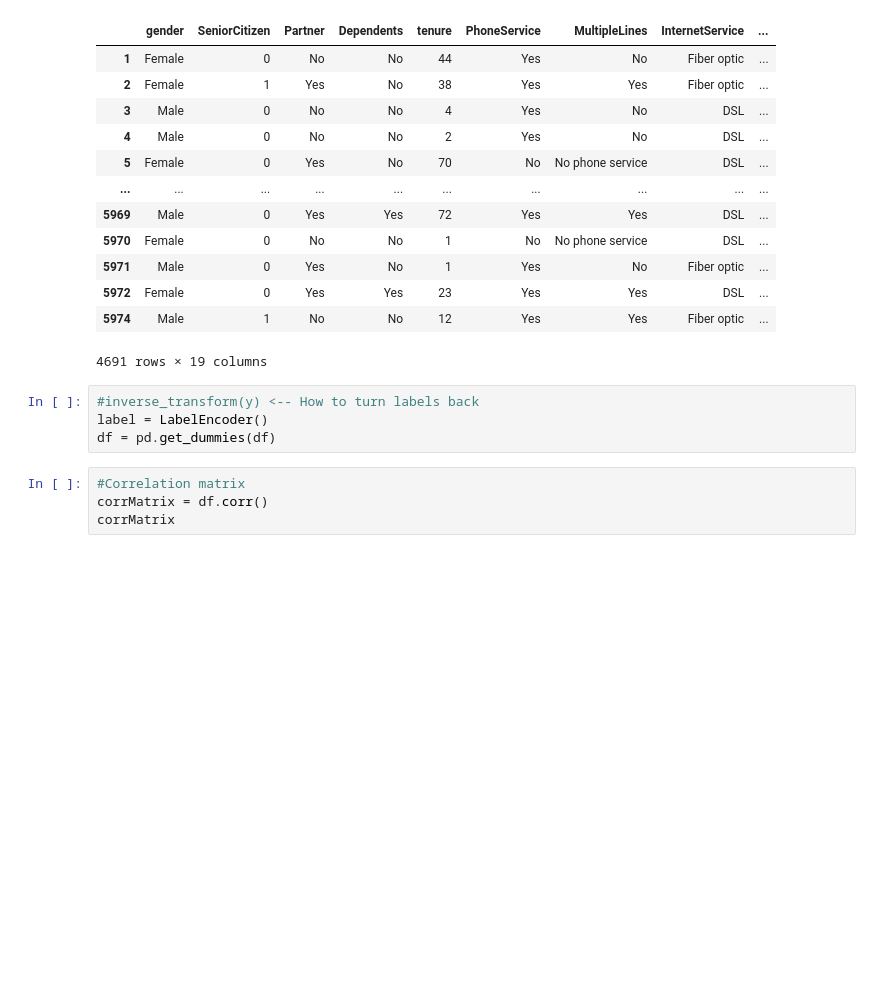
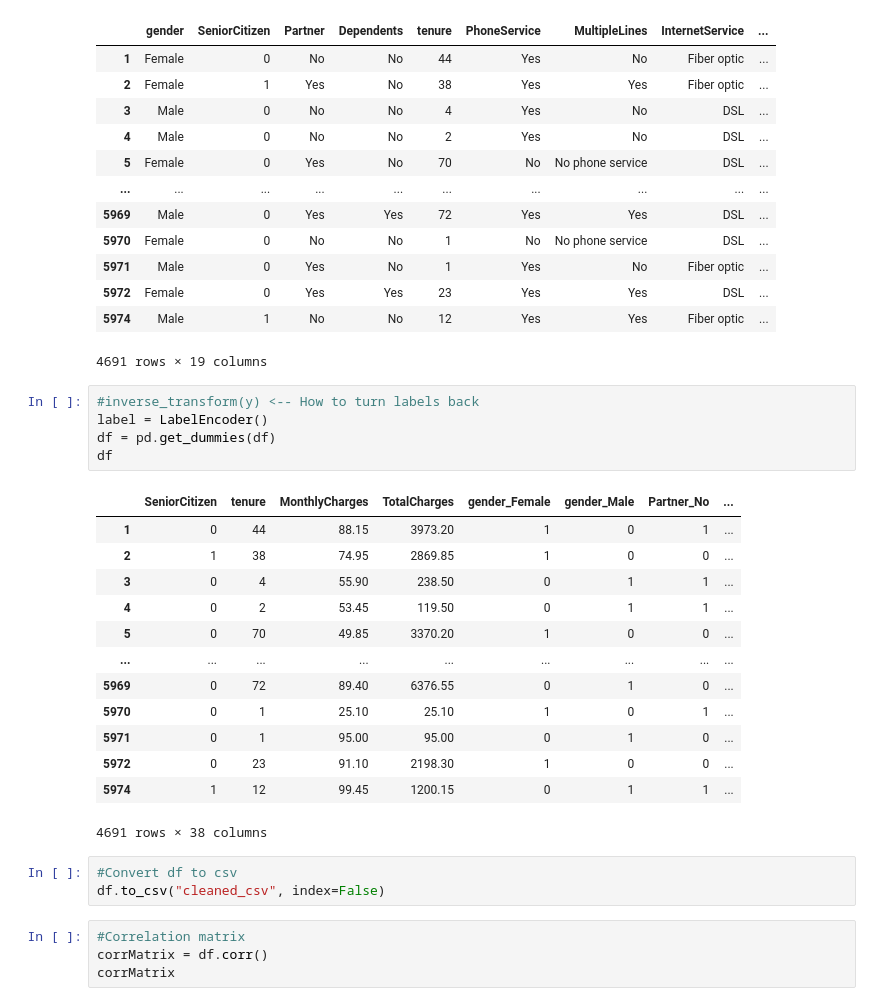
Before and after one commit to Starcode897/final-project-MOVIES, a Jupyter notebook: get_dummies_test_v6.ipynb, the cells around one changed output. Saved outputs shown, nothing was run; the diff lists cells and outputs as text; blank space fills up the shorter version.

```diff
--- a/get_dummies_test_v6.ipynb
+++ b/get_dummies_test_v6.ipynb
@@ -62,7 +63,25 @@ df
 # %%
 #inverse_transform(y) <-- How to turn labels back
 label = LabelEncoder()
 df = pd.get_dummies(df)
+df
+# %% [output]
+|  | SeniorCitizen | tenure | MonthlyCharges | TotalCharges | gender_Female | gender_Male | Partner_No | ... |
+| 1 | 0 | 44 | 88.15 | 3973.20 | 1 | 0 | 1 | ... |
+| 2 | 1 | 38 | 74.95 | 2869.85 | 1 | 0 | 0 | ... |
+| 3 | 0 | 4 | 55.90 | 238.50 | 0 | 1 | 1 | ... |
+| 4 | 0 | 2 | 53.45 | 119.50 | 0 | 1 | 1 | ... |
+| 5 | 0 | 70 | 49.85 | 3370.20 | 1 | 0 | 0 | ... |
+| ... | ... | ... | ... | ... | ... | ... | ... | ... |
+| 5969 | 0 | 72 | 89.40 | 6376.55 | 0 | 1 | 0 | ... |
+| 5970 | 0 | 1 | 25.10 | 25.10 | 1 | 0 | 1 | ... |
+| 5971 | 0 | 1 | 95.00 | 95.00 | 0 | 1 | 0 | ... |
+| 5972 | 0 | 23 | 91.10 | 2198.30 | 1 | 0 | 0 | ... |
+| 5974 | 1 | 12 | 99.45 | 1200.15 | 0 | 1 | 1 | ... |
+4691 rows × 38 columns
+# %%
+#Convert df to csv
+df.to_csv("cleaned_csv", index=False)
 # %%
 #Correlation matrix
 corrMatrix = df.corr()
```
Also changed, not shown: parts of 9 cells of this notebook, 2 other files.
